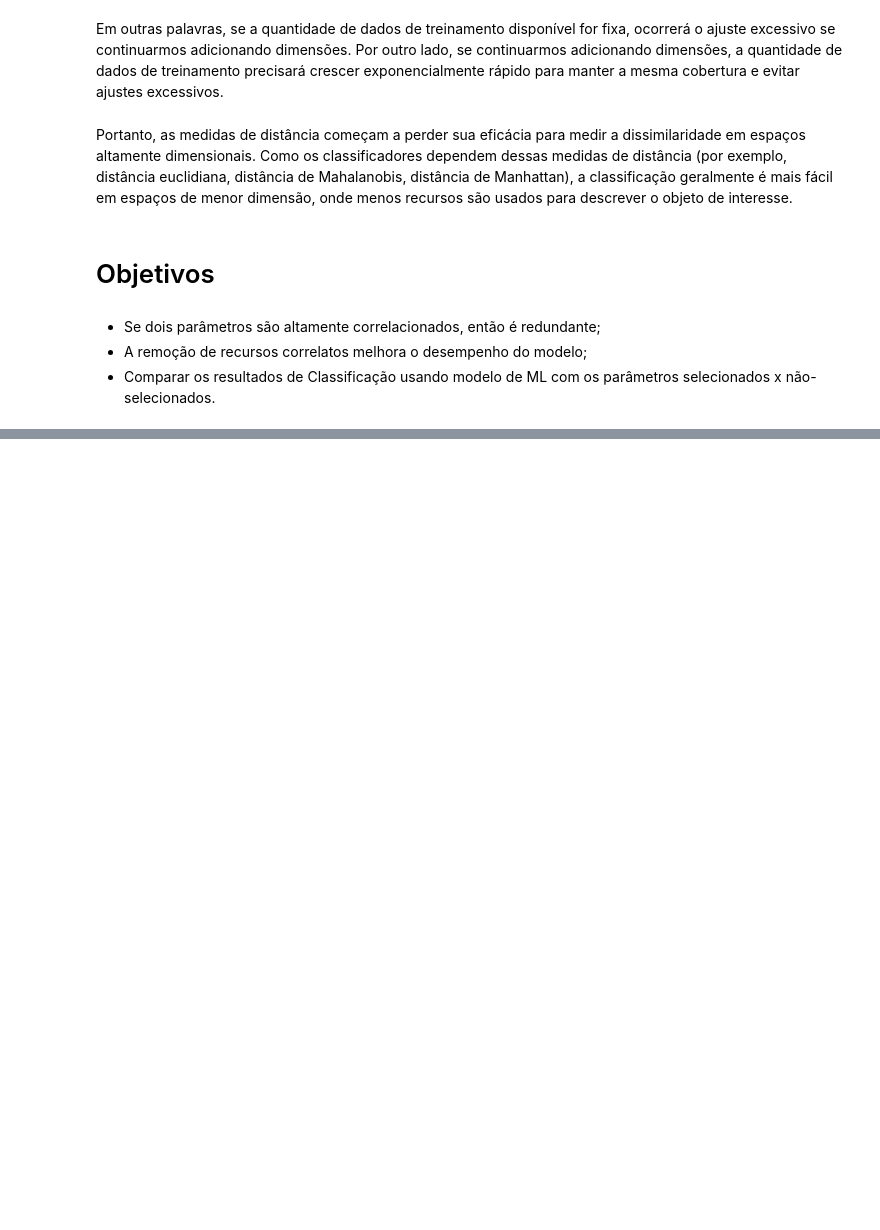
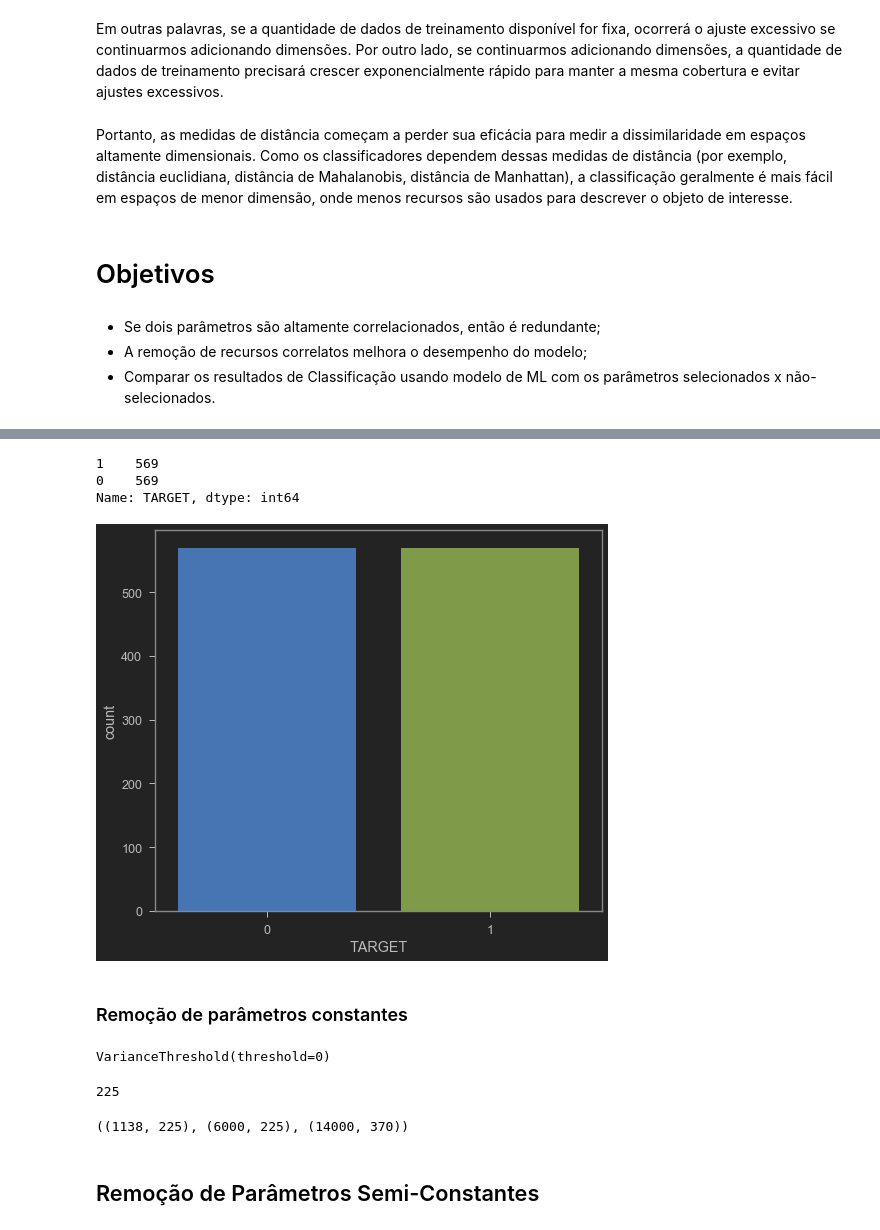
Before and after one commit to philipesantos136/Portfolio, a Jupyter notebook: Feature-Selection/Variáveis correlacionadas.ipynb, the cells around one changed output, grey strips where cells are left out. Cells and saved outputs as stored; diff of their text form; code cells hidden in the pictures; blank space fills up the shorter version.

```diff
--- a/Feature-Selection/Variáveis correlacionadas.ipynb
+++ b/Feature-Selection/Variáveis correlacionadas.ipynb
@@ -14,0 +68,40 @@ Portanto, as medidas de distância começam a perder sua eficácia para medir a
+# %%
+X_train, X_test, y_train, y_test = train_test_split(X, y, test_size = 0.3, random_state = 0, stratify = y)
+# %%
+# aplicando o UnderSampler
+rus = RandomUnderSampler()
+X_rus_train, y_rus_train = rus.fit_sample(X_train, y_train)
+
+# checando o balanceamento das classes
+print(pd.Series(y_rus_train).value_counts())
+
+# plotando a nova distribuição das classes
+sns_plot = sns.countplot(y_rus_train);
+plt.savefig("balanced.png")
+# %% [output]
+1    569
+0    569
+Name: TARGET, dtype: int64
+[figure, added]
+# %% [markdown]
+### Remoção de parâmetros constantes
+# %%
+constant_filter = VarianceThreshold(threshold=0)
+constant_filter.fit(X_rus_train)
+# %% [output]
+VarianceThreshold(threshold=0)
+# %%
+#Parâmetros constantes
+constant_filter.get_support().sum()
+# %% [output]
+225
+# %%
+#Removendo os parâmetros constantes
+X_train_filter = constant_filter.transform(X_rus_train)
+X_test_filter = constant_filter.transform(X_test)
+
+X_train_filter.shape, X_test_filter.shape, X_train.shape
+# %% [output]
+((1138, 225), (6000, 225), (14000, 370))
+# %% [markdown]
+## Remoção de Parâmetros Semi-Constantes
```
Also changed, not shown: parts of 30 cells of this notebook, 1 other file.
